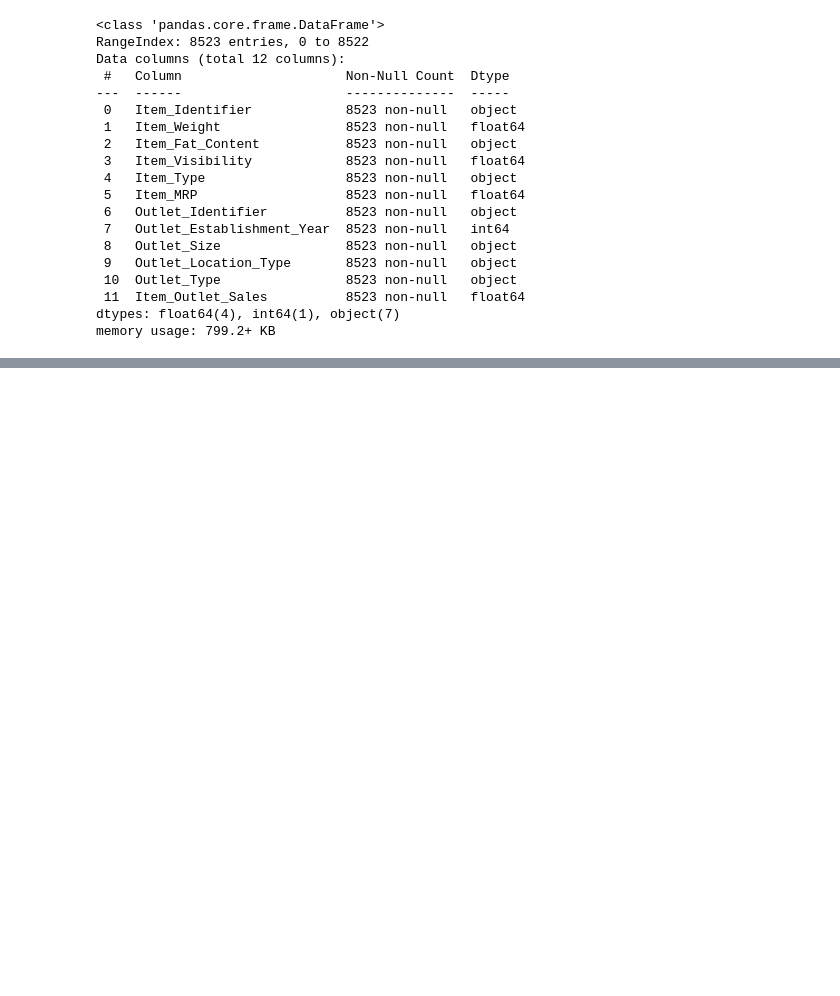
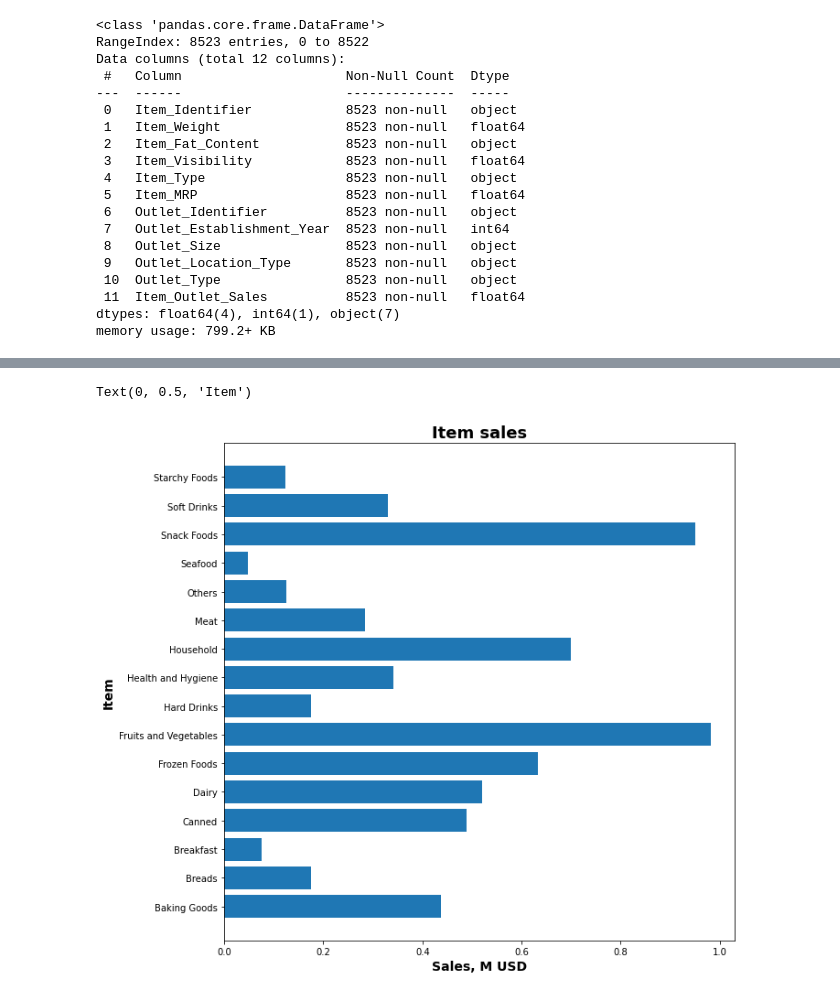
Before and after one commit to WilliamMejiaG/sales-predictions, a Jupyter notebook: Sales_predictions.ipynb, the cells around one changed output, grey strips where cells are left out. Cells and saved outputs as stored; diff of their text form; code cells hidden in the pictures; blank space fills up the shorter version.

```diff
--- a/Sales_predictions.ipynb
+++ b/Sales_predictions.ipynb
@@ -175,0 +207,5 @@ memory usage: 799.2+ KB
+# %%
+out_size_1 = df['Outlet_Size']=='Medium'
+out_type_1 = df['Outlet_Type']=='Supermarket Type1'
+df1 = df.loc[out_size_1 & out_type_1,:]
+df1.head()
@@ -175,0 +219,10 @@ memory usage: 799.2+ KB
+# %%
+import matplotlib.pyplot as plt
+fig, ax = plt.subplots(nrows = 1, ncols = 1, figsize = (10,10))
+ax.barh(df1.groupby(['Item_Type'])['Item_Outlet_Sales'].sum().index,df1.groupby(['Item_Type'])['Item_Outlet_Sales'].sum().apply(lambda x: x/1e6).values)
+ax.set_title('Item sales', fontsize = 18, fontweight = 'bold')
+ax.set_xlabel('Sales, M USD', fontsize = 14, fontweight = 'bold')
+ax.set_ylabel('Item', fontsize = 14, fontweight = 'bold')
+# %% [output]
+Text(0, 0.5, 'Item')
+[figure, added]
```
Also changed, not shown: parts of 9 cells of this notebook.
